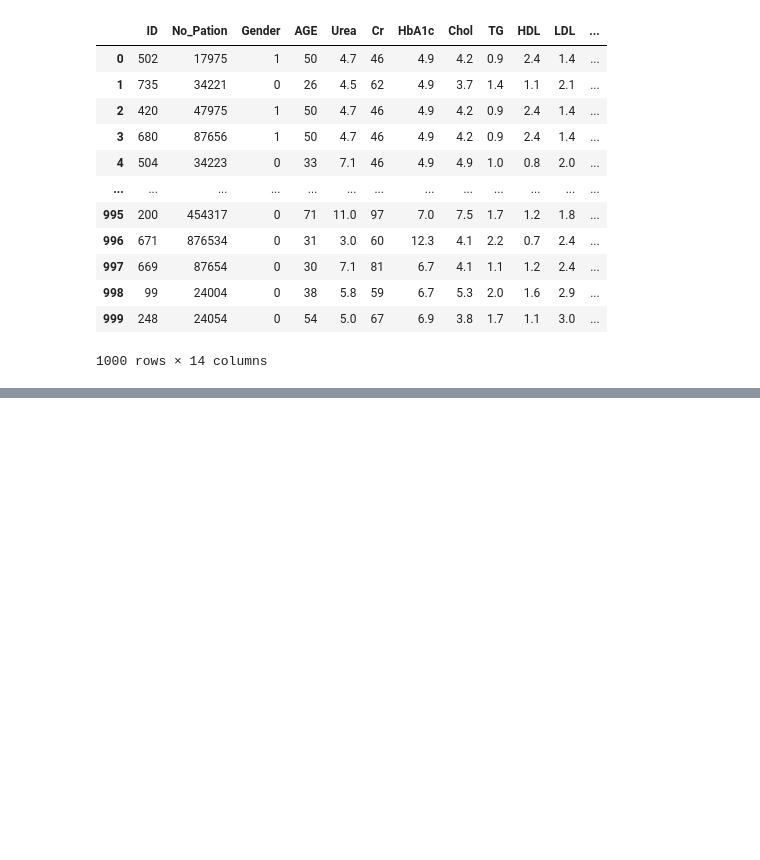
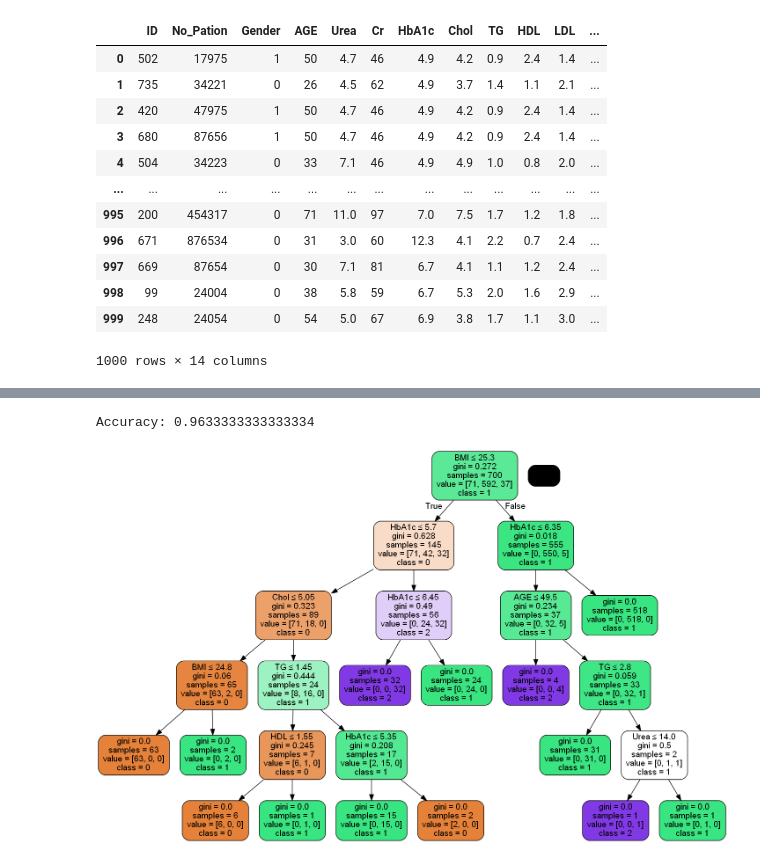
Before and after one commit to Molina1328/Mineria_de_Datos-Arboles_de_Decision, a Jupyter notebook: MolinaJoel_U2Laboratorio1.ipynb, the cells around one changed output, grey strips where cells are left out. Cells and saved outputs as stored; diff of their text form; code cells hidden in the pictures; blank space fills up the shorter version.

Commit message:
Se realiza el entrenamiento del modelo, se imprime el Accuracy y se grafica el arbol de desición

```diff
--- a/MolinaJoel_U2Laboratorio1.ipynb
+++ b/MolinaJoel_U2Laboratorio1.ipynb
@@ -142,0 +143,5 @@ print(y_pred)
+# %%
+'''Imprimimos el Accuracy para saber la precision que tuvo nuestro modelo'''
+print("Accuracy:",metrics.accuracy_score(y_test, y_pred))
+# %% [output]
+Accuracy: 0.9633333333333334
@@ -142,0 +155,15 @@ print(y_pred)
+# %%
+'''Realizamos el proceso para la gráficación del árbol de decisiones, utilizando las librerías importadas'''
+
+dot_data = StringIO()
+export_graphviz(clf, out_file=dot_data,
+                filled=True, rounded=True,
+                special_characters=True,
+                feature_names = feature_cols,
+                class_names=['0','1', '2'])
+graph = pydotplus.graph_from_dot_data(dot_data.getvalue())
+'''Exportamos el árbol de decisiones en formato PNG. Dicha imágen se almacena en nuestro equipo'''
+graph.write_png('diabetes.png')
+Image(graph.create_png())
+# %% [output]
+[figure, added]
```
Also changed, not shown: parts of 3 cells of this notebook.
